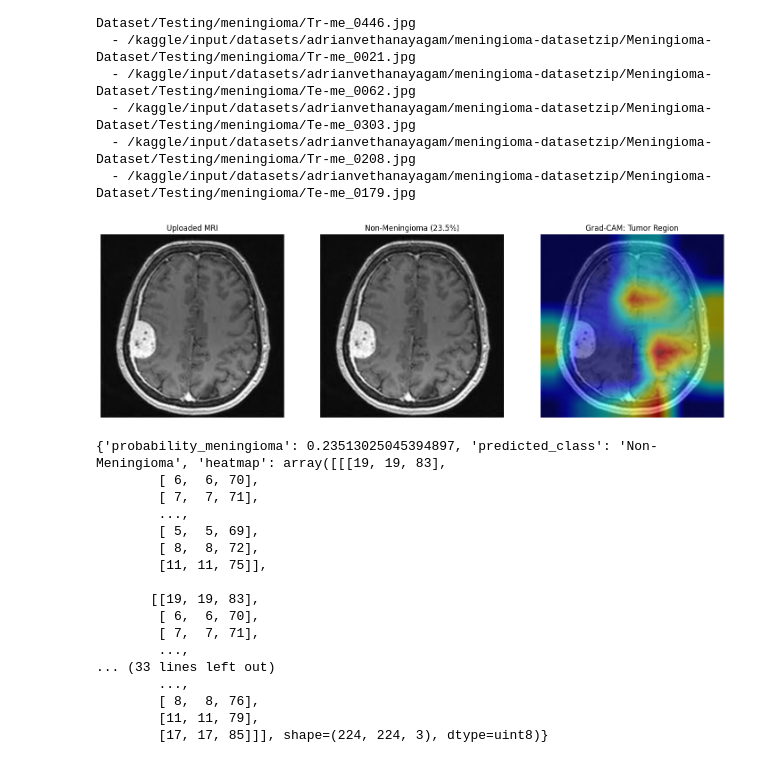
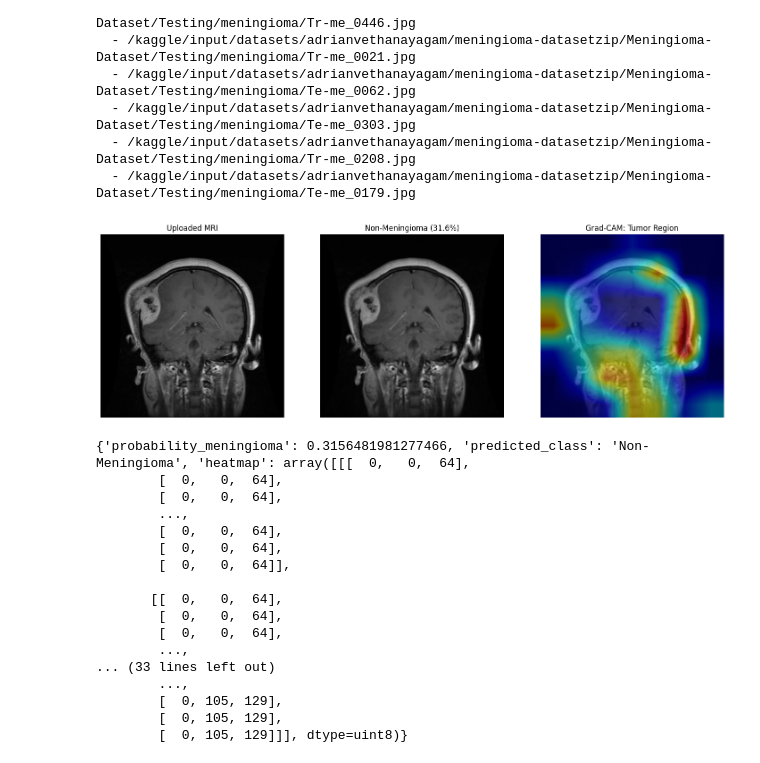
Before and after one commit to specM7/DSGP_Group_33_Brain_Tumor_Predictor, a Jupyter notebook: Meningioma-Adrian-2425482(model4 ).ipynb, the cells around one changed output. Drawn from its saved outputs; the diff is of its cells as text; code cells hidden in the pictures.

Commit message:
Kaggle Notebook | Meningioma-Adrian-2425482(model4 ) | Version 2

```diff
--- a/Meningioma-Adrian-2425482(model4 ).ipynb
+++ b/Meningioma-Adrian-2425482(model4 ).ipynb
@@ -436,29 +528,29 @@ First 8 files (copy one of these paths):
   - /kaggle/input/datasets/adrianvethanayagam/meningioma-datasetzip/Meningioma-Dataset/Testing/meningioma/Te-me_0179.jpg
 # %%
 # Replace with a real path from the output above
-real_path = "/kaggle/input/datasets/adrianvethanayagam/meningioma-datasetzip/Meningioma-Dataset/Testing/meningioma/Te-me_0062.jpg"  # ← example
+real_path = "/kaggle/input/datasets/adrianvethanayagam/meningioma-datasetzip/Meningioma-Dataset/Testing/meningioma/Te-me_0179.jpg"  # ← example
 
 result = infer_new_mri(real_path, show=True)
 print(result)
 # %% [output]
-[figure, old version]
+[figure, new version]
-{'probability_meningioma': 0.23513025045394897, 'predicted_class': 'Non-Meningioma', 'heatmap': array([[[19, 19, 83],
-        [ 6,  6, 70],
-        [ 7,  7, 71],
+{'probability_meningioma': 0.3156481981277466, 'predicted_class': 'Non-Meningioma', 'heatmap': array([[[  0,   0,  64],
+        [  0,   0,  64],
+        [  0,   0,  64],
         ...,
-        [ 5,  5, 69],
-        [ 8,  8, 72],
-        [11, 11, 75]],
+        [  0,   0,  64],
+        [  0,   0,  64],
+        [  0,   0,  64]],
 
-       [[19, 19, 83],
-        [ 6,  6, 70],
-        [ 7,  7, 71],
+       [[  0,   0,  64],
+        [  0,   0,  64],
+        [  0,   0,  64],
         ...,
 ... (33 lines left out)
         ...,
-        [ 8,  8, 76],
-        [11, 11, 79],
-        [17, 17, 85]]], shape=(224, 224, 3), dtype=uint8)}
+        [  0, 105, 129],
+        [  0, 105, 129],
+        [  0, 105, 129]]], dtype=uint8)}
 # %%
 import os
 import glob
```
Also changed, not shown: parts of 10 cells of this notebook.
